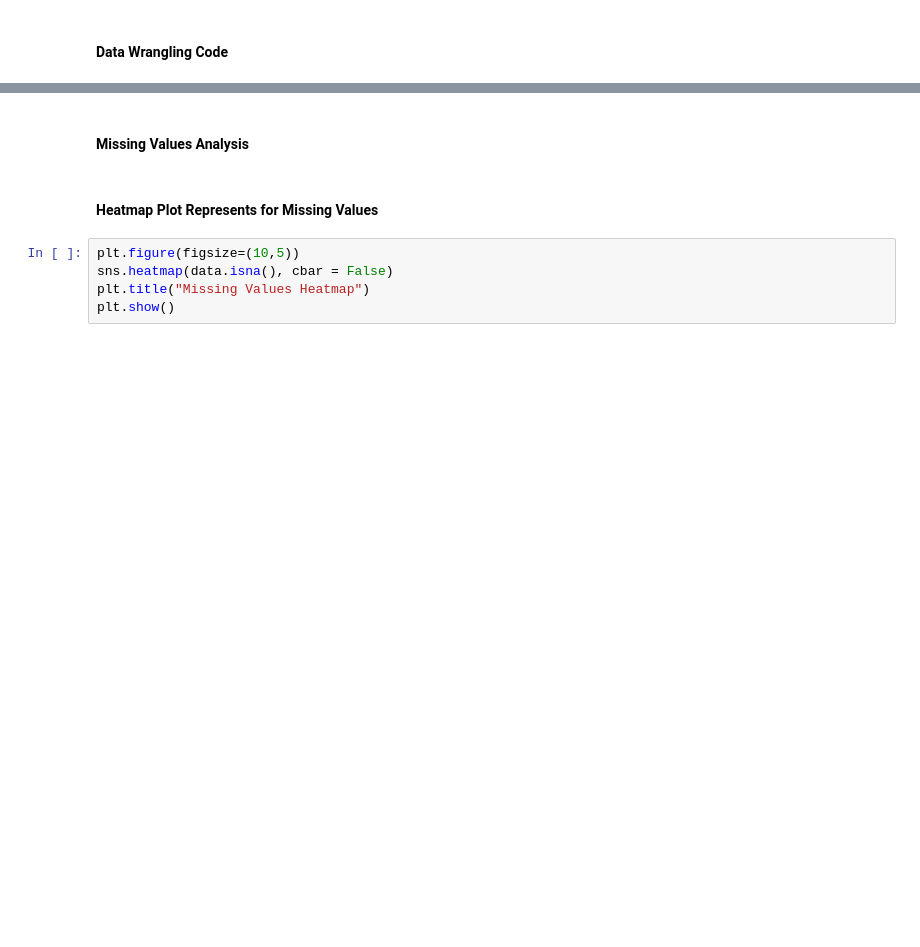
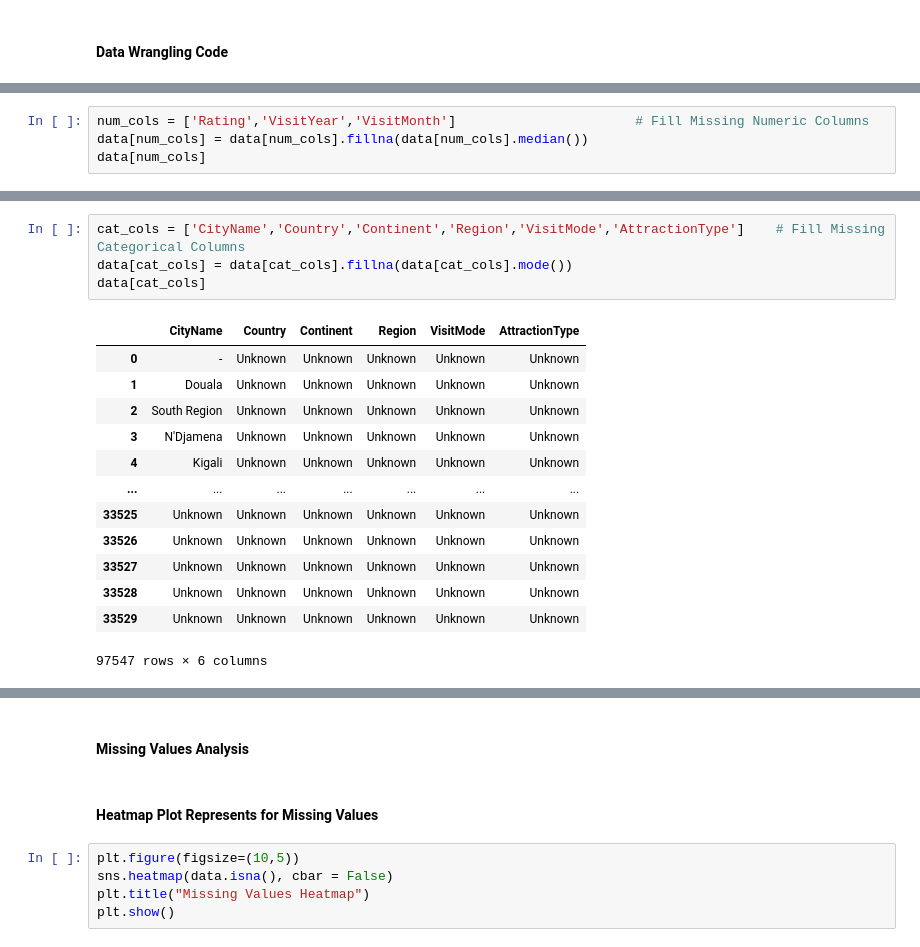
Before and after one commit to PODDA2N/Internship-of-Tourism-Experience-Analytics-AI-ML, a Jupyter notebook: Internship of Tourism Dataset.ipynb, the cells around one changed output, grey strips where cells are left out. Drawn from its saved outputs; the diff is of its cells as text; blank space fills up the shorter version.

```diff
--- a/Internship of Tourism Dataset.ipynb
+++ b/Internship of Tourism Dataset.ipynb
@@ -205,0 +399,4 @@ data.describe()
+# %%
+num_cols = ['Rating','VisitYear','VisitMonth']                       # Fill Missing Numeric Columns
+data[num_cols] = data[num_cols].fillna(data[num_cols].median())
+data[num_cols]
@@ -205,0 +417,18 @@ data.describe()
+# %%
+cat_cols = ['CityName','Country','Continent','Region','VisitMode','AttractionType']    # Fill Missing Categorical Columns
+data[cat_cols] = data[cat_cols].fillna(data[cat_cols].mode())
+data[cat_cols]
+# %% [output]
+|  | CityName | Country | Continent | Region | VisitMode | AttractionType |
+| 0 | - | Unknown | Unknown | Unknown | Unknown | Unknown |
+| 1 | Douala | Unknown | Unknown | Unknown | Unknown | Unknown |
+| 2 | South Region | Unknown | Unknown | Unknown | Unknown | Unknown |
+| 3 | N'Djamena | Unknown | Unknown | Unknown | Unknown | Unknown |
+| 4 | Kigali | Unknown | Unknown | Unknown | Unknown | Unknown |
+| ... | ... | ... | ... | ... | ... | ... |
+| 33525 | Unknown | Unknown | Unknown | Unknown | Unknown | Unknown |
+| 33526 | Unknown | Unknown | Unknown | Unknown | Unknown | Unknown |
+| 33527 | Unknown | Unknown | Unknown | Unknown | Unknown | Unknown |
+| 33528 | Unknown | Unknown | Unknown | Unknown | Unknown | Unknown |
+| 33529 | Unknown | Unknown | Unknown | Unknown | Unknown | Unknown |
+97547 rows × 6 columns
```
Also changed, not shown: parts of 53 cells of this notebook.
